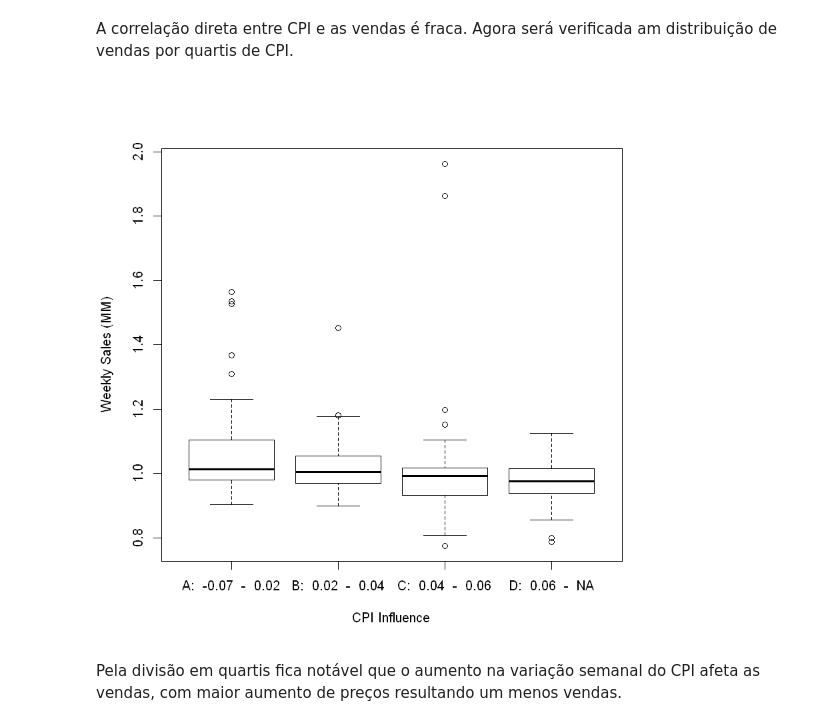
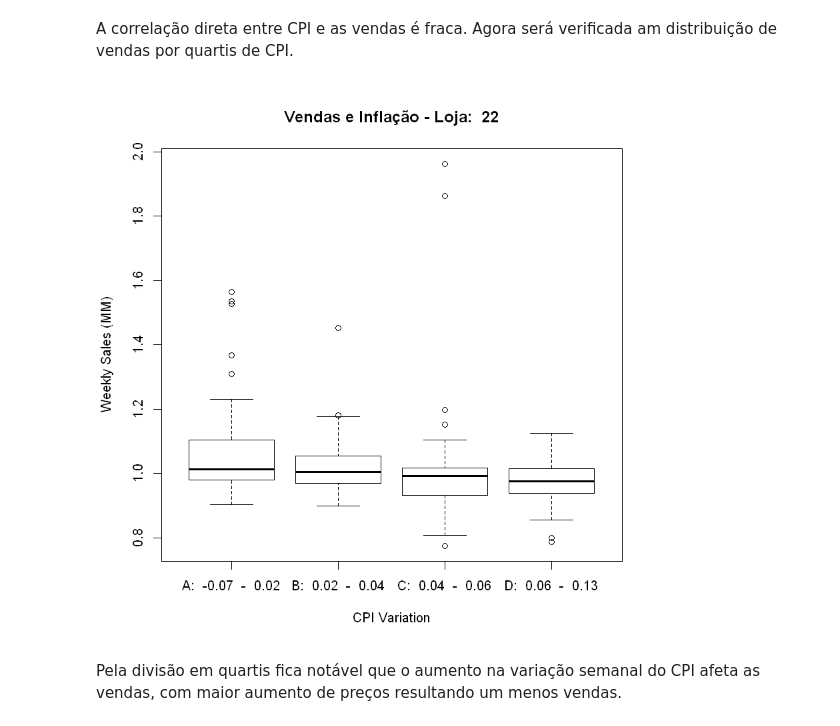
Before and after one commit to guilhermersduarte/Projeto-Aplicado-1, a Jupyter notebook: src/r_amaral/Walmart_AE_04_CPI.ipynb, the cells around one changed output. Cells and saved outputs as stored; diff of their text form; code cells hidden in the pictures.

```diff
--- a/src/r_amaral/Walmart_AE_04_CPI.ipynb
+++ b/src/r_amaral/Walmart_AE_04_CPI.ipynb
@@ -103,28 +103,29 @@ Agora será verificada am distribuição de vendas por quartis de CPI.
 # %%
 Q0_CPI = min(dfplot[dfplot$Store == nstore,]$Weekly_CPI, na.rm = TRUE)
 Q1_CPI = quantile(dfplot[dfplot$Store == nstore,]$Weekly_CPI, 0.25, na.rm = TRUE)
 Q2_CPI = quantile(dfplot[dfplot$Store == nstore,]$Weekly_CPI, 0.50, na.rm = TRUE)
 Q3_CPI = quantile(dfplot[dfplot$Store == nstore,]$Weekly_CPI, 0.75, na.rm = TRUE)
-Q4_CPI = max(dfplot[dfplot$Store == nstore,]$Weekly_CPI)
+Q4_CPI = max(dfplot[dfplot$Store == nstore,]$Weekly_CPI, na.rm = TRUE)
 dfplot$CPI_Quantile= ''
 
 label_1 = paste("A: ",round(Q0_CPI, 2)," - ",round(Q1_CPI, 2))
 label_2 = paste("B: ",round(Q1_CPI, 2)," - ",round(Q2_CPI, 2))
 label_3 = paste("C: ",round(Q2_CPI, 2)," - ",round(Q3_CPI, 2))
 label_4 = paste("D: ",round(Q3_CPI, 2)," - ",round(Q4_CPI, 2))
 
 dfplot$CPI_Quantile = ifelse(dfplot$Weekly_CPI <= Q1_CPI,label_1, dfplot$CPI_Quantile)
 dfplot$CPI_Quantile = ifelse(dfplot$Weekly_CPI > Q1_CPI & dfplot$Weekly_CPI <= Q2_CPI ,label_2, dfplot$CPI_Quantile)
 dfplot$CPI_Quantile = ifelse(dfplot$Weekly_CPI > Q2_CPI & dfplot$Weekly_CPI <= Q3_CPI ,label_3, dfplot$CPI_Quantile)
 dfplot$CPI_Quantile = ifelse(dfplot$Weekly_CPI > Q3_CPI,label_4, dfplot$CPI_Quantile)
 
 bp = boxplot(Weekly_Sales/1000000 ~ CPI_Quantile,
         data = dfplot,
         ylab = 'Weekly Sales (MM)',
-        xlab = 'CPI Influence'
+        xlab = 'CPI Variation',
+        main = paste( 'Vendas e Inflação - Loja: ', nstore)
        )
 # %% [output]
-[figure, old version]
+[figure, new version]
 # %% [markdown]
 Pela divisão em quartis fica notável que o aumento na variação semanal do CPI afeta as vendas,
 com maior aumento de preços resultando um menos vendas.
```
Also changed, not shown: parts of 1 cell of this notebook, 1 other file.
